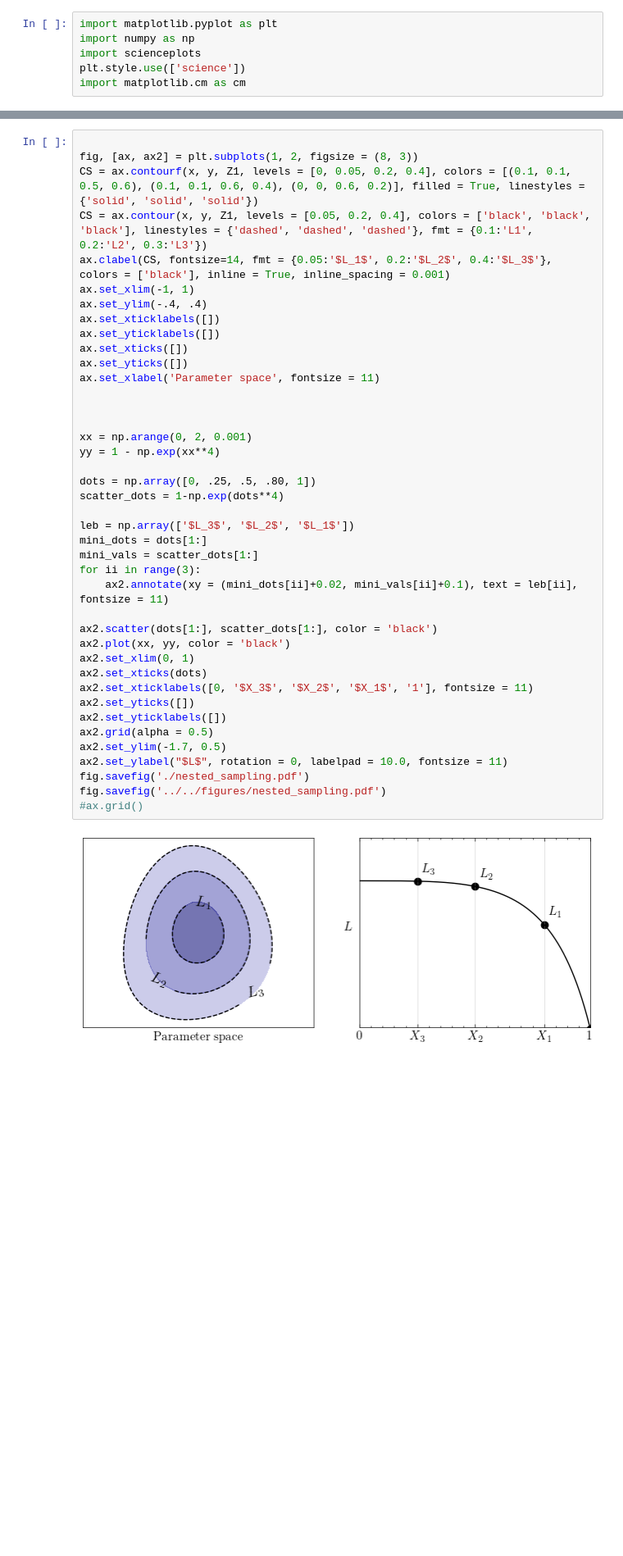
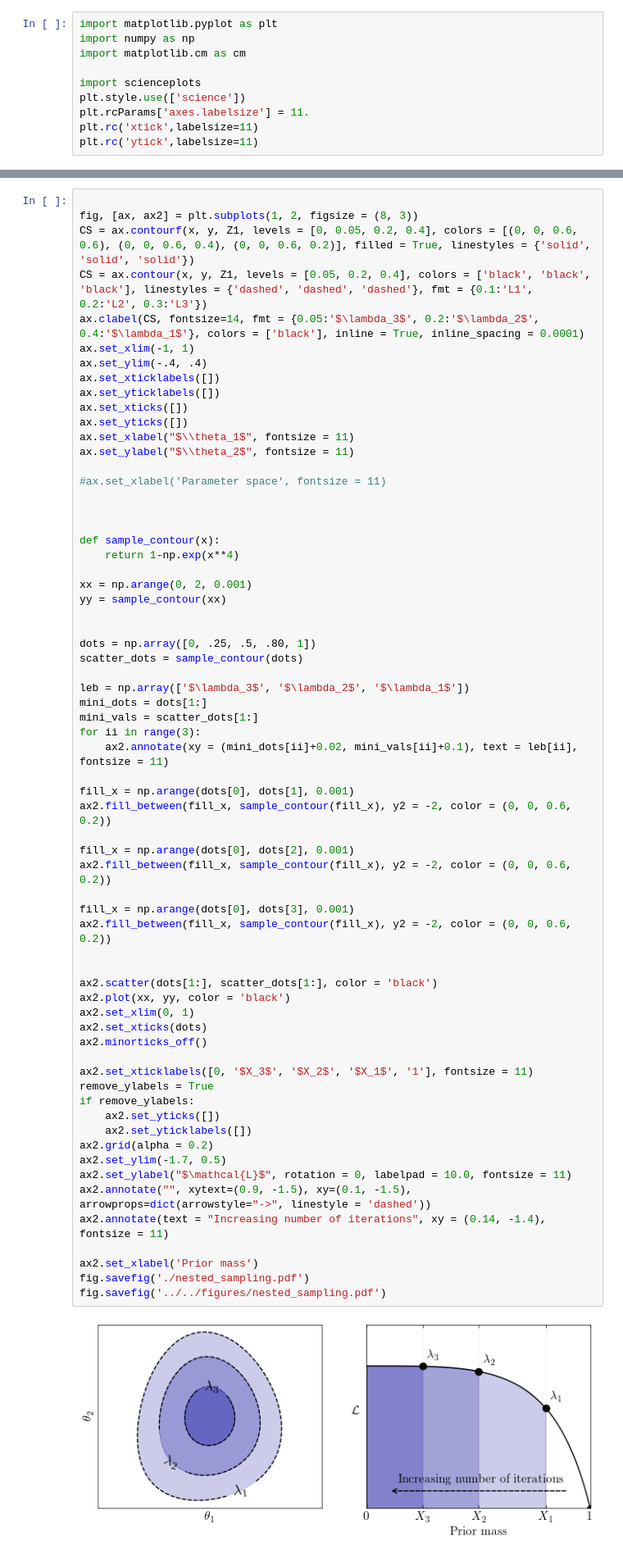
Before and after one commit to narolaharsh/phd-thesis, a Jupyter notebook: plotting_directory/nested_sampling_contour/contour.ipynb, the cells around one changed output, grey strips where cells are left out. Shown at 82% size. Cells and saved outputs as stored; diff of their text form; blank space fills up the shorter version.

```diff
--- a/plotting_directory/nested_sampling_contour/contour.ipynb
+++ b/plotting_directory/nested_sampling_contour/contour.ipynb
@@ -1,9 +1,13 @@
 # %%
 import matplotlib.pyplot as plt
 import numpy as np
+import matplotlib.cm as cm
+
 import scienceplots
 plt.style.use(['science'])
-import matplotlib.cm as cm
+plt.rcParams['axes.labelsize'] = 11.
+plt.rc('xtick',labelsize=11)
+plt.rc('ytick',labelsize=11)
 # %%
 
 delta = 0.025
@@ -14,43 +18,67 @@ Z1 = x**2 + 3*y**2 + x**2*y + y**2*x
 # %%
 
 fig, [ax, ax2] = plt.subplots(1, 2, figsize = (8, 3))
-CS = ax.contourf(x, y, Z1, levels = [0, 0.05, 0.2, 0.4], colors = [(0.1, 0.1, 0.5, 0.6), (0.1, 0.1, 0.6, 0.4), (0, 0, 0.6, 0.2)], filled = True, linestyles = {'solid', 'solid', 'solid'})
+CS = ax.contourf(x, y, Z1, levels = [0, 0.05, 0.2, 0.4], colors = [(0, 0, 0.6, 0.6), (0, 0, 0.6, 0.4), (0, 0, 0.6, 0.2)], filled = True, linestyles = {'solid', 'solid', 'solid'})
 CS = ax.contour(x, y, Z1, levels = [0.05, 0.2, 0.4], colors = ['black', 'black', 'black'], linestyles = {'dashed', 'dashed', 'dashed'}, fmt = {0.1:'L1', 0.2:'L2', 0.3:'L3'})
-ax.clabel(CS, fontsize=14, fmt = {0.05:'$L_1$', 0.2:'$L_2$', 0.4:'$L_3$'}, colors = ['black'], inline = True, inline_spacing = 0.001)
+ax.clabel(CS, fontsize=14, fmt = {0.05:'$\lambda_3$', 0.2:'$\lambda_2$', 0.4:'$\lambda_1$'}, colors = ['black'], inline = True, inline_spacing = 0.0001)
 ax.set_xlim(-1, 1)
 ax.set_ylim(-.4, .4)
 ax.set_xticklabels([])
 ax.set_yticklabels([])
 ax.set_xticks([])
 ax.set_yticks([])
-ax.set_xlabel('Parameter space', fontsize = 11)
+ax.set_xlabel("$\\theta_1$", fontsize = 11)
+ax.set_ylabel("$\\theta_2$", fontsize = 11)
+
+#ax.set_xlabel('Parameter space', fontsize = 11)
 
 
 
+def sample_contour(x):
+    return 1-np.exp(x**4)
+
 xx = np.arange(0, 2, 0.001)
-yy = 1 - np.exp(xx**4)
+yy = sample_contour(xx)
+
 
 dots = np.array([0, .25, .5, .80, 1])
-scatter_dots = 1-np.exp(dots**4)
+scatter_dots = sample_contour(dots)
 
-leb = np.array(['$L_3$', '$L_2$', '$L_1$'])
+leb = np.array(['$\lambda_3$', '$\lambda_2$', '$\lambda_1$'])
 mini_dots = dots[1:]
 mini_vals = scatter_dots[1:]
 for ii in range(3):
     ax2.annotate(xy = (mini_dots[ii]+0.02, mini_vals[ii]+0.1), text = leb[ii], fontsize = 11)
 
+fill_x = np.arange(dots[0], dots[1], 0.001)
+ax2.fill_between(fill_x, sample_contour(fill_x), y2 = -2, color = (0, 0, 0.6, 0.2))
+
+fill_x = np.arange(dots[0], dots[2], 0.001)
+ax2.fill_between(fill_x, sample_contour(fill_x), y2 = -2, color = (0, 0, 0.6, 0.2))
+
+fill_x = np.arange(dots[0], dots[3], 0.001)
+ax2.fill_between(fill_x, sample_contour(fill_x), y2 = -2, color = (0, 0, 0.6, 0.2))
+
+
 ax2.scatter(dots[1:], scatter_dots[1:], color = 'black')
 ax2.plot(xx, yy, color = 'black')
 ax2.set_xlim(0, 1)
 ax2.set_xticks(dots)
+ax2.minorticks_off()
+
 ax2.set_xticklabels([0, '$X_3$', '$X_2$', '$X_1$', '1'], fontsize = 11)
-ax2.set_yticks([])
-ax2.set_yticklabels([])
-ax2.grid(alpha = 0.5)
+remove_ylabels = True
+if remove_ylabels:
+    ax2.set_yticks([])
+    ax2.set_yticklabels([])
+ax2.grid(alpha = 0.2)
 ax2.set_ylim(-1.7, 0.5)
-ax2.set_ylabel("$L$", rotation = 0, labelpad = 10.0, fontsize = 11)
+ax2.set_ylabel("$\mathcal{L}$", rotation = 0, labelpad = 10.0, fontsize = 11)
+ax2.annotate("", xytext=(0.9, -1.5), xy=(0.1, -1.5), arrowprops=dict(arrowstyle="->", linestyle = 'dashed'))
+ax2.annotate(text = "Increasing number of iterations", xy = (0.14, -1.4), fontsize = 11)
+
+ax2.set_xlabel('Prior mass')
 fig.savefig('./nested_sampling.pdf')
 fig.savefig('../../figures/nested_sampling.pdf')
-#ax.grid()
 # %% [output]
-[figure, old version]
+[figure, new version]
```
Also changed, not shown: 2 other files.
